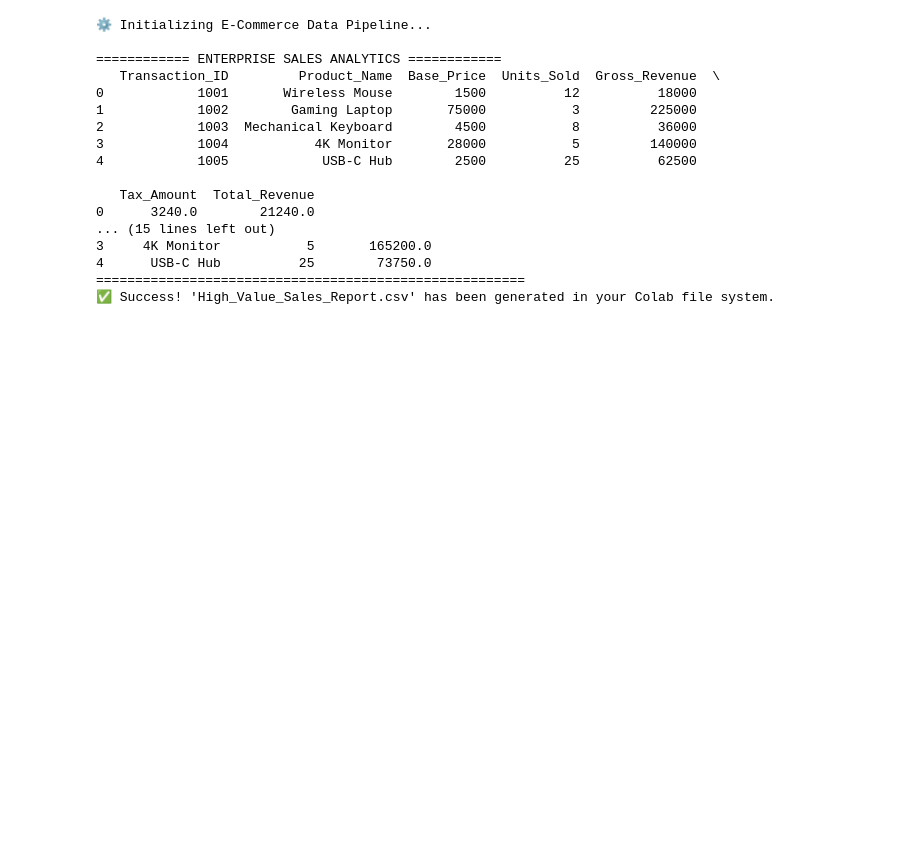
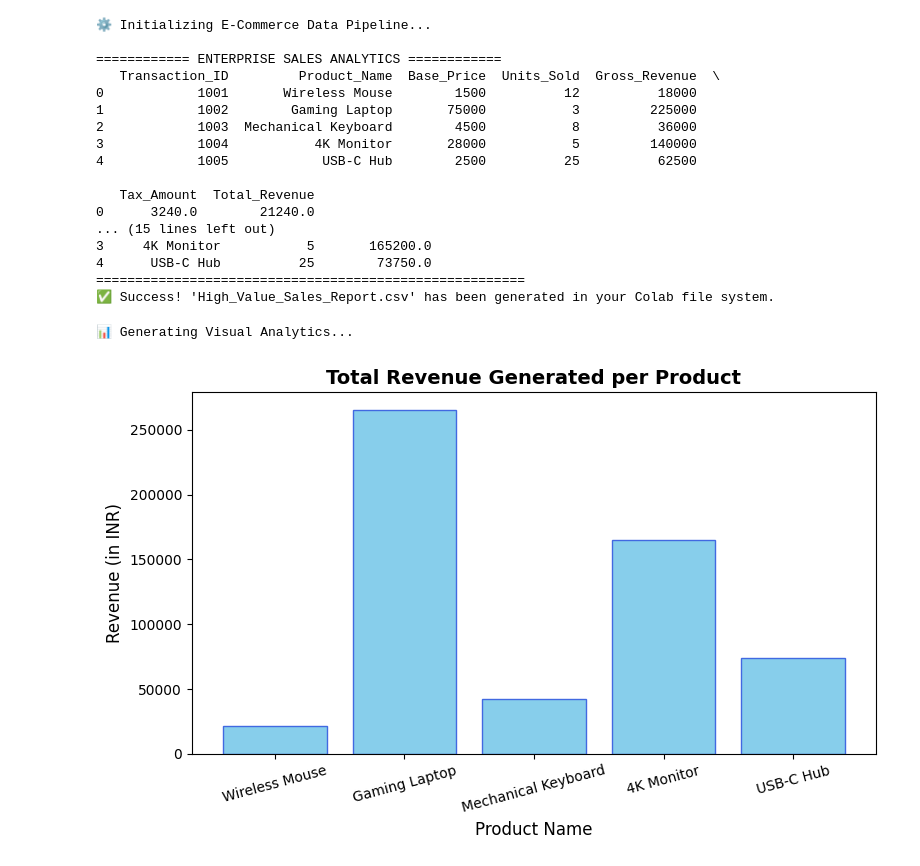
Before and after one commit to Pranay-Raju-Tandekar/Python-Data-Projects, a Jupyter notebook: 📊_Advanced_ECommerce_Analytics_Dashboard.ipynb, the cells around one changed output. Cells and saved outputs as stored; diff of their text form; code cells hidden in the pictures; blank space fills up the shorter version.

Commit message:
Feature: Integrated Matplotlib plotting pipeline to visualize product revenue distribution.

```diff
--- a/📊_Advanced_ECommerce_Analytics_Dashboard.ipynb
+++ b/📊_Advanced_ECommerce_Analytics_Dashboard.ipynb
@@ -86,3 +97,29 @@ print("✅ Success! 'High_Value_Sales_Report.csv' has been generated in your Col
 4      USB-C Hub          25        73750.0
 =======================================================
 ✅ Success! 'High_Value_Sales_Report.csv' has been generated in your Colab file system.
+# %%
+import matplotlib.pyplot as plt
+
+print("📊 Generating Visual Analytics...")
+
+# 1. Choose the data columns to plot
+# We will put Product Names on the X-axis and Total Revenue on the Y-axis
+products = df["Product_Name"]
+revenue = df["Total_Revenue"]
+
+# 2. Create a clean bar chart
+plt.figure(figsize=(8, 5))  # Sets the size of your graph window
+plt.bar(products, revenue, color='skyblue', edgecolor='royalblue')
+
+# 3. Add styling titles and labels
+plt.title("Total Revenue Generated per Product", fontsize=14, fontweight='bold')
+plt.xlabel("Product Name", fontsize=12)
+plt.ylabel("Revenue (in INR)", fontsize=12)
+
+# 4. Clean up the layout and display the graph
+plt.xticks(rotation=15)  # Rotates product names slightly so they don't overlap
+plt.tight_layout()
+plt.show()
+# %% [output]
+📊 Generating Visual Analytics...
+[figure, added]
```
Also changed, not shown: parts of 1 cell of this notebook.
